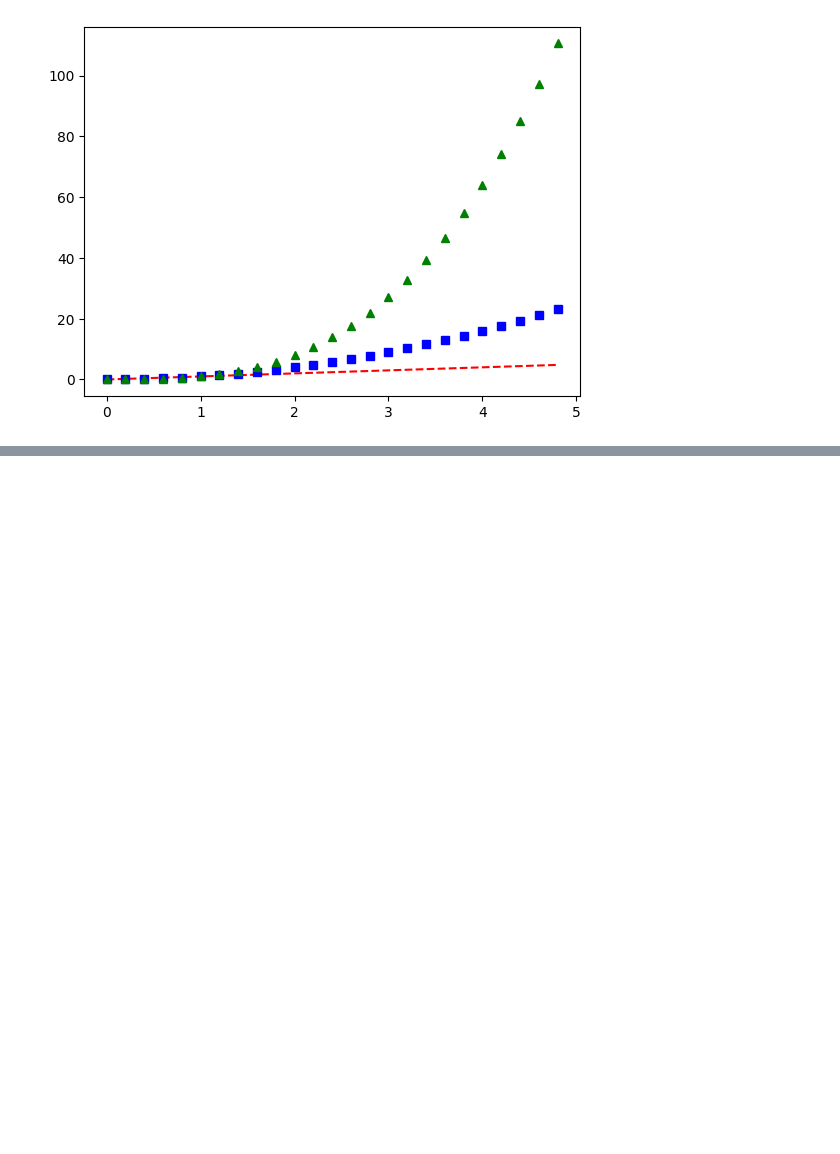
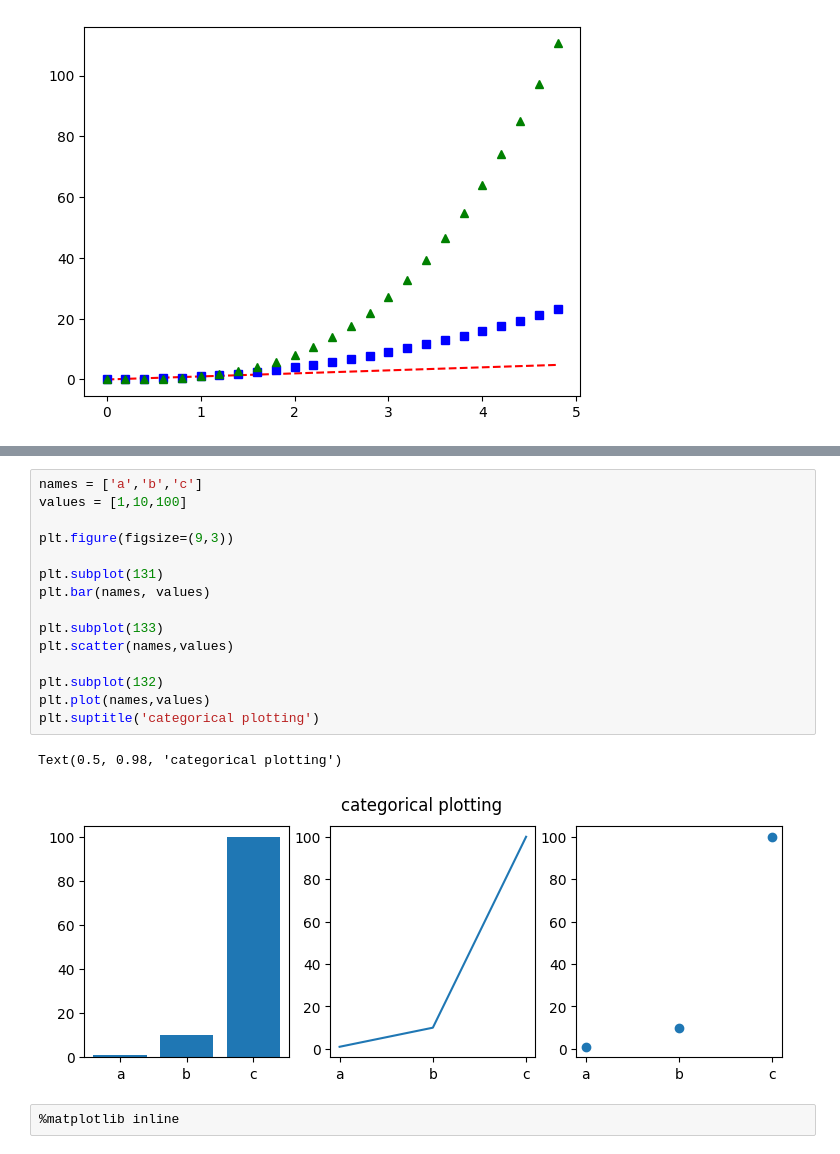
Before and after one commit to tutoryx-academy/data_vizualization, a Jupyter notebook: matplotlib_intro.ipynb, the cells around one changed output, grey strips where cells are left out. Cells and saved outputs as stored; diff of their text form; blank space fills up the shorter version.

```diff
--- a/matplotlib_intro.ipynb
+++ b/matplotlib_intro.ipynb
@@ -48,0 +104,20 @@ plt.show()
+# %%
+names = ['a','b','c']
+values = [1,10,100]
+
+plt.figure(figsize=(9,3))
+
+plt.subplot(131)
+plt.bar(names, values)
+
+plt.subplot(133)
+plt.scatter(names,values)
+
+plt.subplot(132)
+plt.plot(names,values)
+plt.suptitle('categorical plotting')
+# %% [output]
+Text(0.5, 0.98, 'categorical plotting')
+[figure, added]
+# %%
+%matplotlib inline
```
Also changed, not shown: parts of 15 cells of this notebook, 1 other file.
